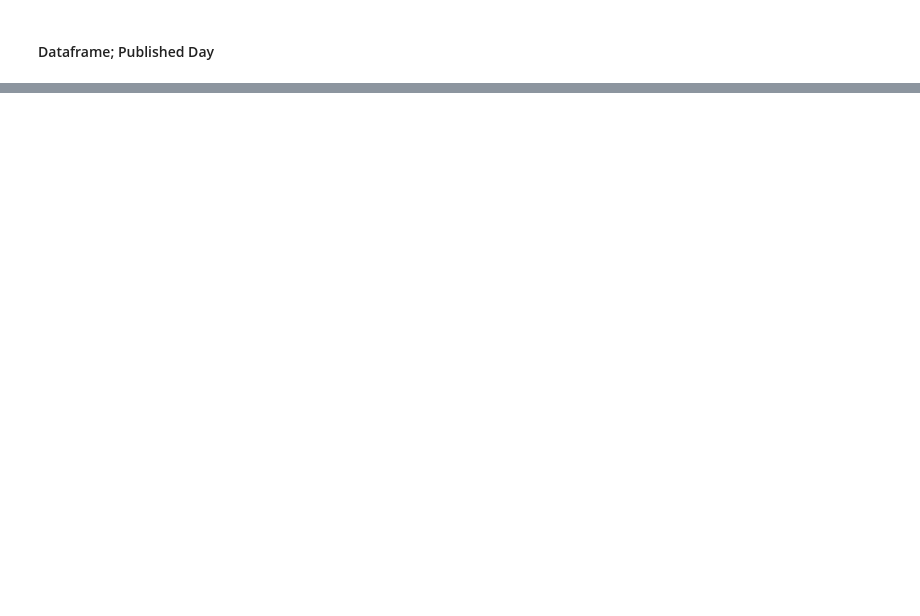
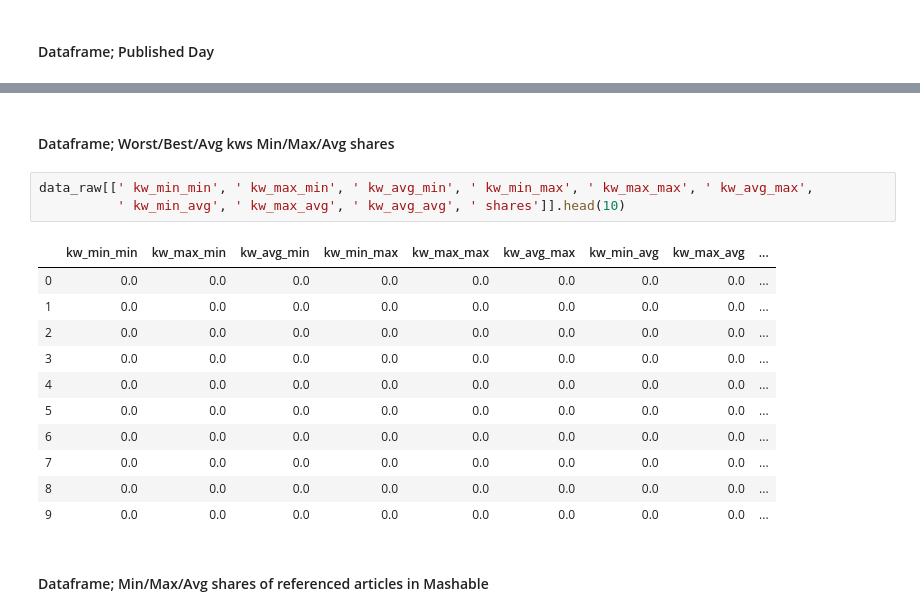
Before and after one commit to akshaynayanravi/news_popularity_online, a Jupyter notebook: news_popularity_online_prediction.ipynb, the cells around one changed output, grey strips where cells are left out. Cells and saved outputs as stored; diff of their text form; blank space fills up the shorter version.

```diff
--- a/news_popularity_online_prediction.ipynb
+++ b/news_popularity_online_prediction.ipynb
@@ -257,0 +258,19 @@ data_raw[[' weekday_is_monday', ' weekday_is_tuesday', ' weekday_is_wednesday',
+# %% [markdown]
+#### Dataframe; Worst/Best/Avg kws Min/Max/Avg shares
+# %%
+data_raw[[' kw_min_min', ' kw_max_min', ' kw_avg_min', ' kw_min_max', ' kw_max_max', ' kw_avg_max',
+          ' kw_min_avg', ' kw_max_avg', ' kw_avg_avg', ' shares']].head(10)
+# %% [output]
+|  | kw_min_min | kw_max_min | kw_avg_min | kw_min_max | kw_max_max | kw_avg_max | kw_min_avg | kw_max_avg | ... |
+| 0 | 0.0 | 0.0 | 0.0 | 0.0 | 0.0 | 0.0 | 0.0 | 0.0 | ... |
+| 1 | 0.0 | 0.0 | 0.0 | 0.0 | 0.0 | 0.0 | 0.0 | 0.0 | ... |
+| 2 | 0.0 | 0.0 | 0.0 | 0.0 | 0.0 | 0.0 | 0.0 | 0.0 | ... |
+| 3 | 0.0 | 0.0 | 0.0 | 0.0 | 0.0 | 0.0 | 0.0 | 0.0 | ... |
+| 4 | 0.0 | 0.0 | 0.0 | 0.0 | 0.0 | 0.0 | 0.0 | 0.0 | ... |
+| 5 | 0.0 | 0.0 | 0.0 | 0.0 | 0.0 | 0.0 | 0.0 | 0.0 | ... |
+| 6 | 0.0 | 0.0 | 0.0 | 0.0 | 0.0 | 0.0 | 0.0 | 0.0 | ... |
+| 7 | 0.0 | 0.0 | 0.0 | 0.0 | 0.0 | 0.0 | 0.0 | 0.0 | ... |
+| 8 | 0.0 | 0.0 | 0.0 | 0.0 | 0.0 | 0.0 | 0.0 | 0.0 | ... |
+| 9 | 0.0 | 0.0 | 0.0 | 0.0 | 0.0 | 0.0 | 0.0 | 0.0 | ... |
+# %% [markdown]
+#### Dataframe; Min/Max/Avg shares of referenced articles in Mashable
```
Also changed, not shown: parts of 10 cells of this notebook.
